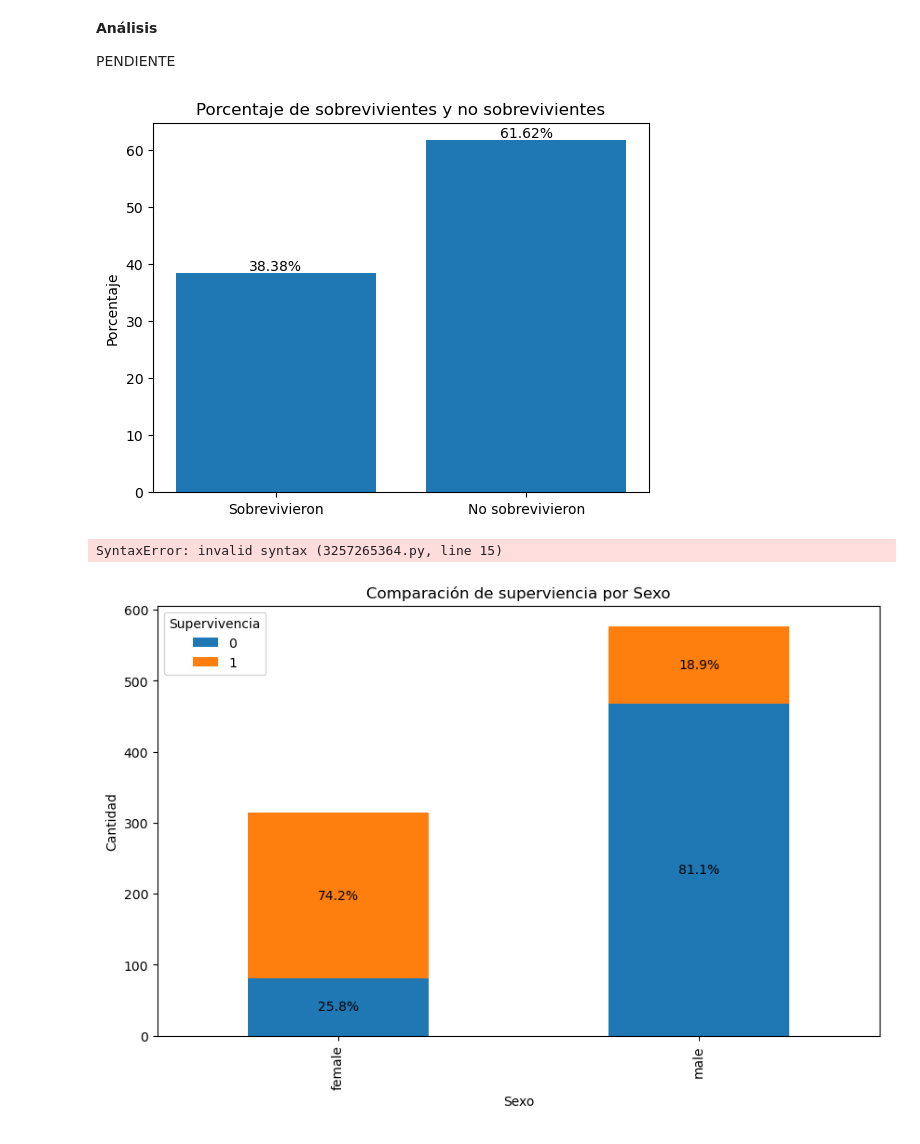
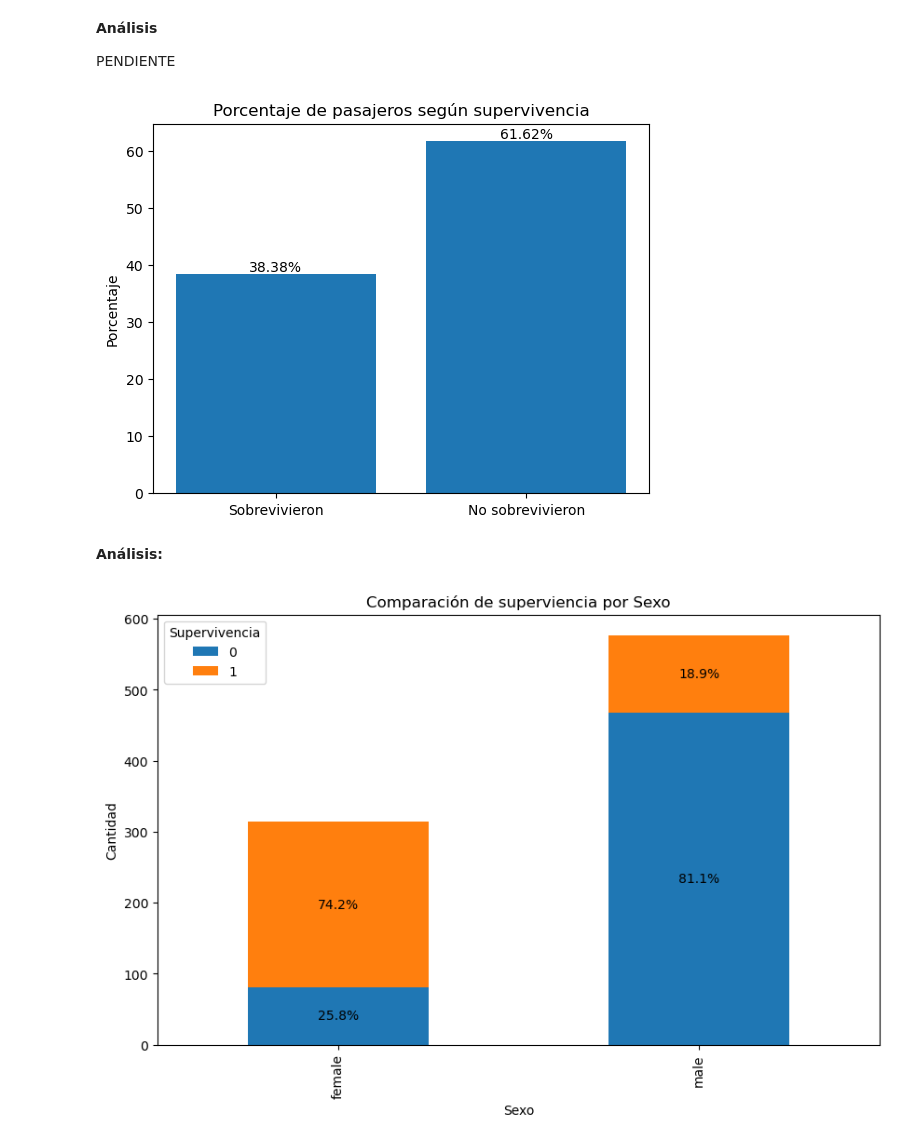
Before and after one commit to Daniel1martinez2/titanic-model-classification, a Jupyter notebook: main.ipynb, the cells around one changed output. Cells and saved outputs as stored; diff of their text form; code cells hidden in the pictures.

```diff
--- a/main.ipynb
+++ b/main.ipynb
@@ -207,42 +228,26 @@ PENDIENTE
 # %%
 import seaborn as sns
 import matplotlib.pyplot as plt
 
 # Calcular el porcentaje de sobrevivientes y no sobrevivientes
 survived_percentage = (df_titanic['Survived'].sum() / len(df_titanic)) * 100
 not_survived_percentage = 100 - survived_percentage
 
 # Crear el gráfico de barras con un solo bar
 plt.bar(['Sobrevivieron', 'No sobrevivieron'], [survived_percentage, not_survived_percentage])
 
 # Agregar etiquetas porcentuales a cada barra
 for i, percentage in enumerate([survived_percentage, not_survived_percentage]):
     plt.text(i, percentage, f'{percentage:.2f}%', ha='center', va='bottom')
 
 # Mostrar el gráfico
 plt.ylabel('Porcentaje')
-plt.title('Porcentaje de sobrevivientes y no sobrevivientes')
+plt.title('Porcentaje de pasajeros según supervivencia')
 plt.show()
 # %% [output]
-[figure, old version]
+[figure, new version]
-# %%
-#Identificación de la relación que hay entre los sobrevivientes y el sexo
-
-
-survived_by_sex = df_titanic.groupby('Sex')['Survived'].sum()
-
-# Gráfico de barras
-
-
-plt.figure(figsize=(8, 6))
-survived_by_sex.plot(kind='bar', color=['lightgreen', 'lightblue'])
-plt.title('Número de sobrevivientes por sexo')
-plt.xlabel('Sexo')
-plt.ylabel('Número de sobrevivientes')
-plt.xticks(rotation=0)
-grouped_data = df.groupby(['sexo', 'supervivencia']).size().unstack()plt.show()
-# %% [output]
-SyntaxError: invalid syntax (3257265364.py, line 15)
+# %% [markdown]
+**Análisis:**
 # %%
 grouped_data = df_titanic.groupby(['Sex', 'Survived']).size().unstack()
 
```
Also changed, not shown: parts of 58 cells of this notebook, 1 other file.
